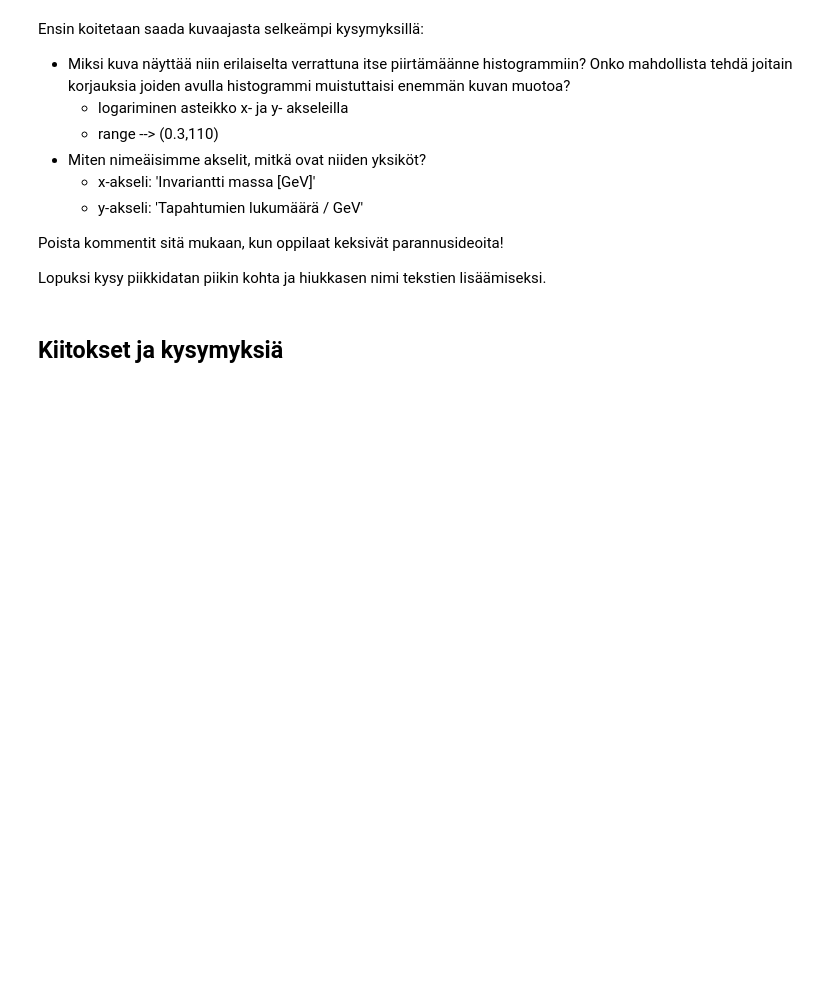
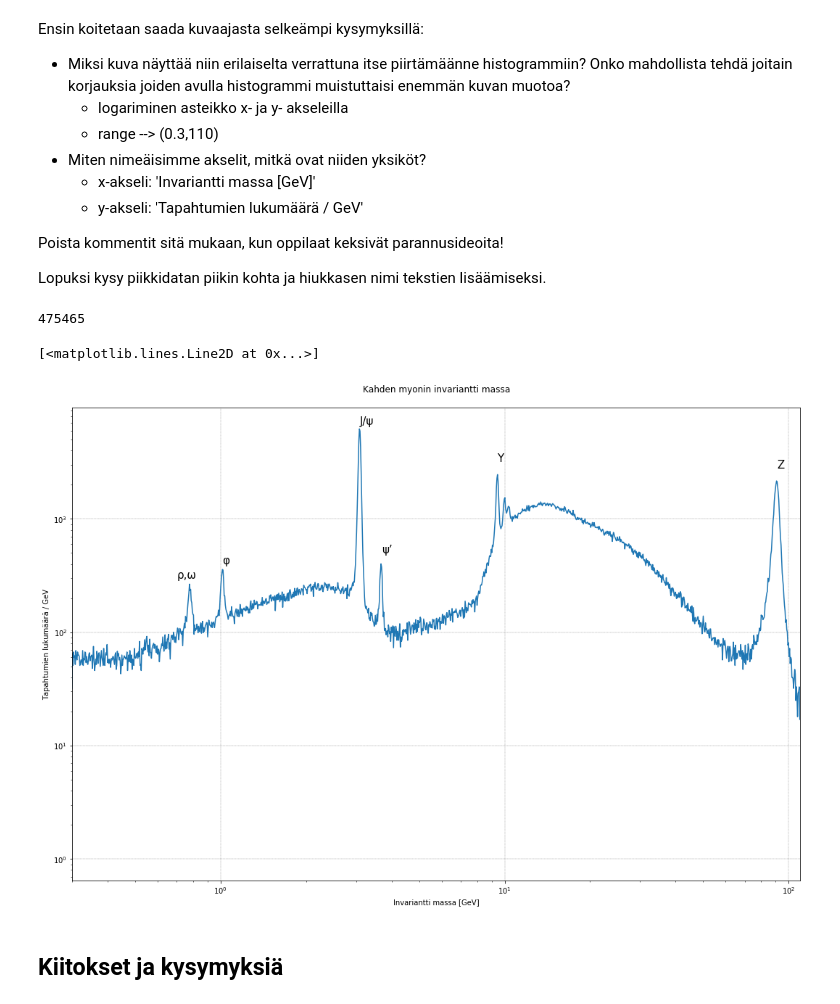
Before and after one commit to cms-opendata-education/cms-jupyter-materials-finnish, a Jupyter notebook: Opetusmateriaalit/HiukkasetHukassa/HiukkasetHukassaOpettaja.ipynb, the cells around one changed output. Saved outputs shown, nothing was run; the diff lists cells and outputs as text; code cells hidden in the pictures; blank space fills up the shorter version.

```diff
--- a/Opetusmateriaalit/HiukkasetHukassa/HiukkasetHukassaOpettaja.ipynb
+++ b/Opetusmateriaalit/HiukkasetHukassa/HiukkasetHukassaOpettaja.ipynb
@@ -780,9 +830,16 @@ Lopuksi kysy piikkidatan piikin kohta ja hiukkasen nimi tekstien lisäämiseksi.
 # %%
 # luodaan kuvaaja uuteen ikkunaan, jonka voi sitten näyttää taululta oppilaille. (toimii vain jupyterilla ajettuna)
 # %matplotlib qt
+print (len(dimu2))
+#data=dimu2
+#data=data[(data.pt1 > 3) & (data.pt2 > 3) & (data.eta1 < 2.4) & (data.eta2 < 2.4) & (data.Q1 != data.Q2)]
 
-y, x = np.histogram(dimu2.M, bins=1000, range=(0.3,110)) #
-fig, ax = plt.subplots()
+
+y, x = np.histogram(dimu2.M, bins = np.logspace(np.log10(0.1),np.log10(1000.), 2000)) #, range=(0.3,110)
+# saadaan binit tasaisiksi, vaikka on logaritminen asteikko
+#bins=10000
+fig, ax = plt.subplots(figsize=(18,12))
+
 
 #  x-akselin nimeys
 plt.xlabel('Invariantti massa [GeV]')
@@ -796,40 +853,47 @@ plt.title('Kahden myonin invariantti massa\n')
 # x-akseli logarimiseksi
 ax.semilogx()
 
 # y-akseli logaritmiseksi
 ax.semilogy()
 
+plt.xlim((0.3,110))
+
+
 #ruudukko
 ax.grid(color='grey', linestyle='--', linewidth=0.4)
 
 #TEKSTIT
 # nimetään piikkien hiukkaset
  #  jokainen ryhmä vastaa:
     # x = invariantin massan arvo piikin kohdalla
     # hiukkasen nimi
 # plt.txt(x,y,'hiukkasen nimi')
 
 #piikkidata1
-plt.text(3.097, 35000, 'J/ψ', fontsize=15)
+plt.text(3.097, 6800, 'J/ψ', fontsize=15)
 
 #piikkidata2
-plt.text(91.188, 800,'Z', fontsize=15)
+plt.text(91.188, 2800,'Z', fontsize=15)
 
 #piikkidata3
-plt.text(9.460, 7000 , 'Y', fontsize=15)
+plt.text(9.460, 3200 , 'Y', fontsize=15)
 
 #piikkidata4
-plt.text(1.019, 5000, 'φ ', fontsize=15)
+plt.text(1.019, 400, 'φ ', fontsize=15)
 
 #piikkidata5 (ei voi tietää kumpi)
-plt.text(0.7, 5000,'ρ, ω', fontsize=15)
+plt.text(0.7, 300,'ρ,ω', fontsize=15)
 
 #piikkidata6
-plt.text(3.686, 2000,'ψ’', fontsize=15)
+plt.text(3.686, 500,'ψ’', fontsize=15)
+
 
 #kuvan tulostus
 ax.plot(x[:-1], y)
-fig.show()
+# %% [output]
+475465
+[<matplotlib.lines.Line2D at 0x...>]
+[figure, added]
 # %% [markdown]
 ## Kiitokset ja kysymyksiä
 # %% [markdown]
```
Also changed, not shown: parts of 15 cells of this notebook.
